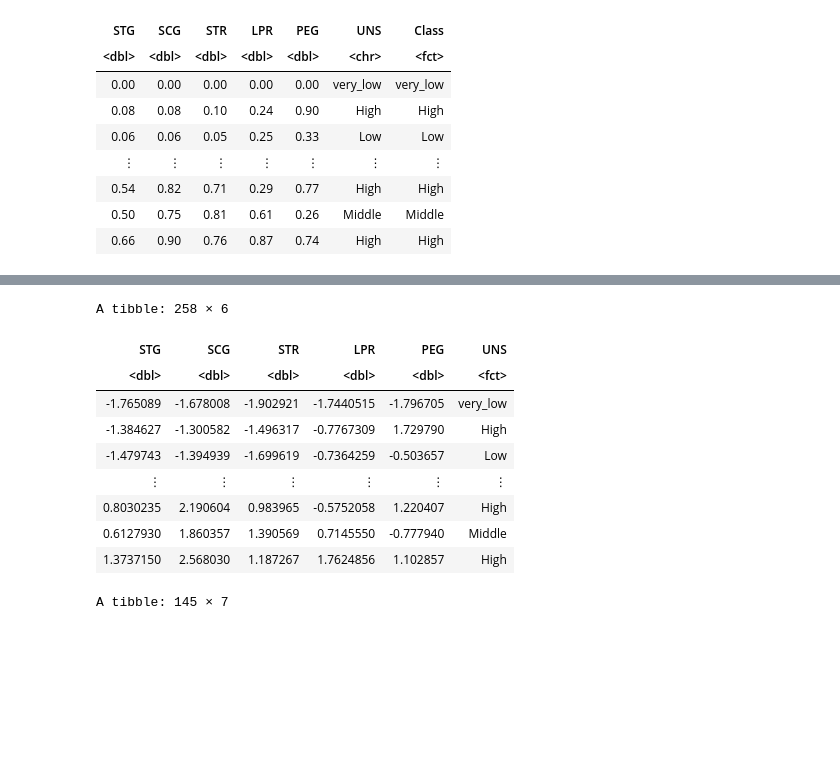
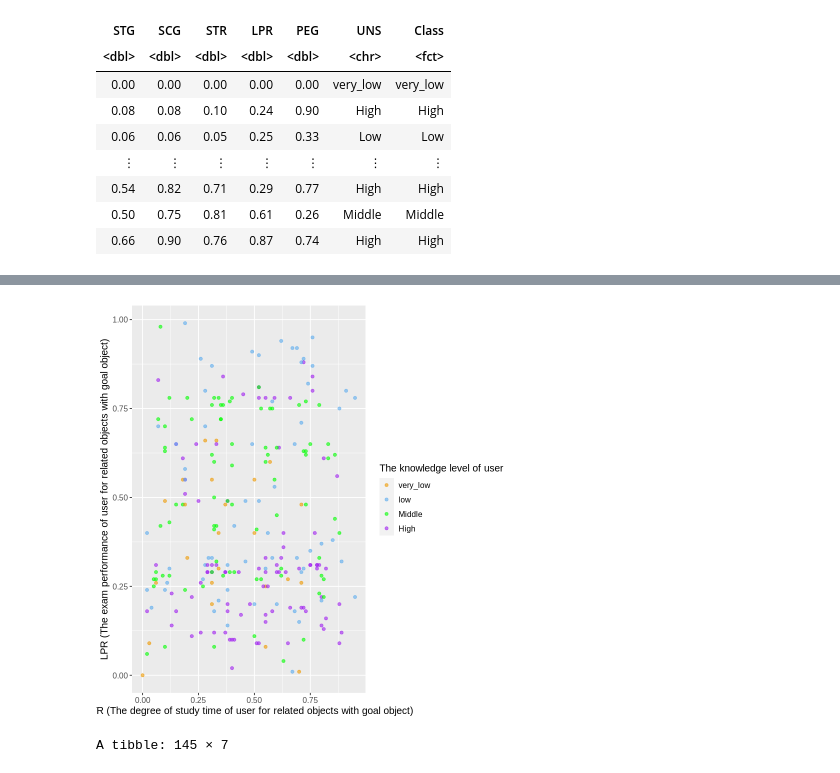
Before and after one commit to YitongZhang01/User-Knowledg-Level-Modelling-and-Analysis, a Jupyter notebook: group_project.ipynb, the cells around one changed output, grey strips where cells are left out. Drawn from its saved outputs; the diff is of its cells as text; code cells hidden in the pictures; blank space fills up the shorter version.

```diff
--- a/group_project.ipynb
+++ b/group_project.ipynb
@@ -47,21 +78,29 @@ A tibble: 258 × 7
+# %%
+perim_concav_3 <- train %>%
+  ggplot(aes( x= STR, y = LPR, color = Class)) +
+  geom_point(alpha = 0.6) +
+  labs(x = "STR (The degree of study time of user for related objects with goal object)",
+       y = "LPR (The exam performance of user for related objects with goal object)",
+       color = "The knowledge level of user") +
+  scale_color_manual(labels = c("very_low","low", "Middle","High"),
+                     values = c("orange2", "steelblue2","green","purple")) +
+  theme(text = element_text(size = 12))
+perim_concav_3
+# %% [output]
+[figure, added]
 # %%
-# scale data
+# Set the seed. Don't remove this!
 set.seed(9999)
-
-data_recipe<- recipe(UNS ~ STG + SCG + STR + LPR + PEG, data = train) %>%
+data_recipe<- recipe(Class ~ STG + SCG + STR + LPR + PEG , data = train) %>%
                        step_scale(all_predictors()) %>%
                        step_center(all_predictors())
+##define the model
 
-data_scaled<- data_recipe %>% prep() %>% bake(train)
-data_scaled
+knn_spec <- nearest_neighbor(weight_func = "rectangular", neighbors = 5) %>%
+       set_engine("kknn") %>%
+       set_mode("classification")
+
+##workflow
+model_workflow <- workflow() %>%
+                   add_recipe(data_recipe) %>%
+                   add_model(knn_spec)
-# %% [output]
-A tibble: 258 × 6
-| STG | SCG | STR | LPR | PEG | UNS |
-| <dbl> | <dbl> | <dbl> | <dbl> | <dbl> | <fct> |
-| -1.765089 | -1.678008 | -1.902921 | -1.7440515 | -1.796705 | very_low |
-| -1.384627 | -1.300582 | -1.496317 | -0.7767309 | 1.729790 | High |
-| -1.479743 | -1.394939 | -1.699619 | -0.7364259 | -0.503657 | Low |
-| ⋮ | ⋮ | ⋮ | ⋮ | ⋮ | ⋮ |
-| 0.8030235 | 2.190604 | 0.983965 | -0.5752058 | 1.220407 | High |
-| 0.6127930 | 1.860357 | 1.390569 | 0.7145550 | -0.777940 | Middle |
-| 1.3737150 | 2.568030 | 1.187267 | 1.7624856 | 1.102857 | High |
```
Also changed, not shown: parts of 6 cells of this notebook, 1 other file.
